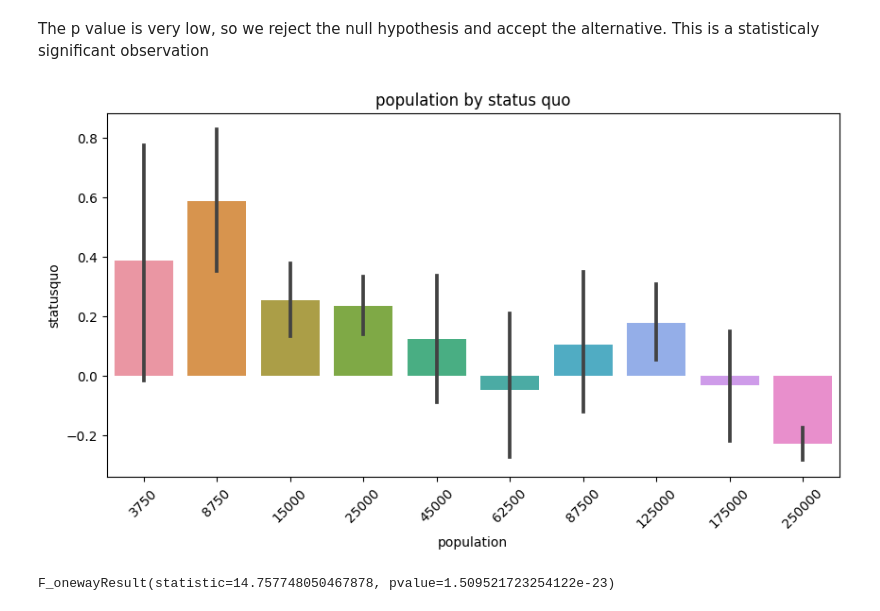
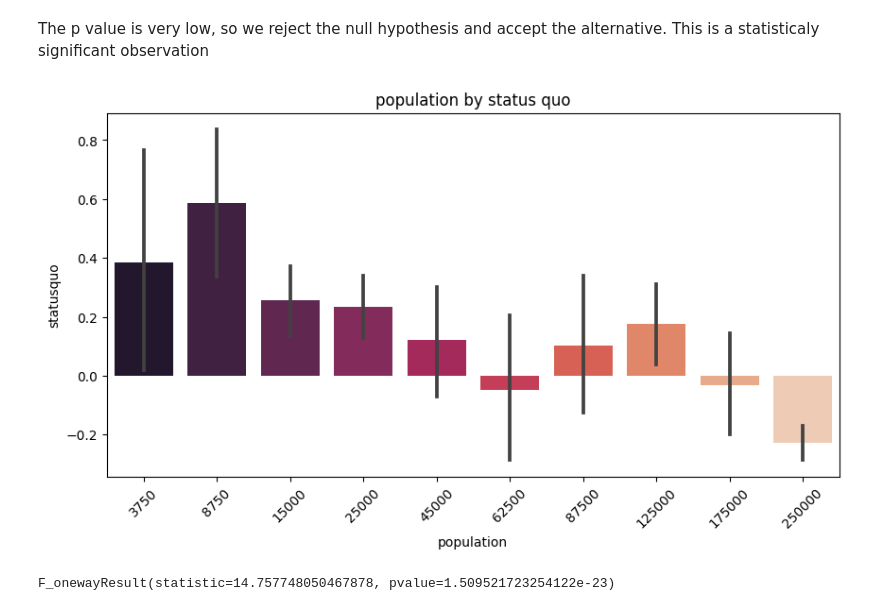
Before and after one commit to KasperLindm/Chile, a Jupyter notebook: chile_notebook.ipynb, the cells around one changed output. Saved outputs shown, nothing was run; the diff lists cells and outputs as text; code cells hidden in the pictures.

```diff
--- a/chile_notebook.ipynb
+++ b/chile_notebook.ipynb
@@ -657,12 +657,12 @@ F_onewayResult(statistic=20.291391494512105, pvalue=1.8557106872735045e-16)
 The p value is very low, so we reject the null hypothesis and accept the alternative. This is a statisticaly significant observation
 # %%
 fig = plt.figure(figsize=(10,5))
-ax = sns.barplot(data=df, x="population", y="statusquo") \
+ax = sns.barplot(data=df, x="population", y="statusquo", palette='rocket') \
     .set(title='population by status quo')
 plt.xticks(rotation=45)
 plt.show()
 # %% [output]
-[figure, old version]
+[figure, new version]
 # %%
 pivot = create_anova_frame(df, 'population', 'statusquo')
 
```
Also changed, not shown: parts of 9 cells of this notebook.
